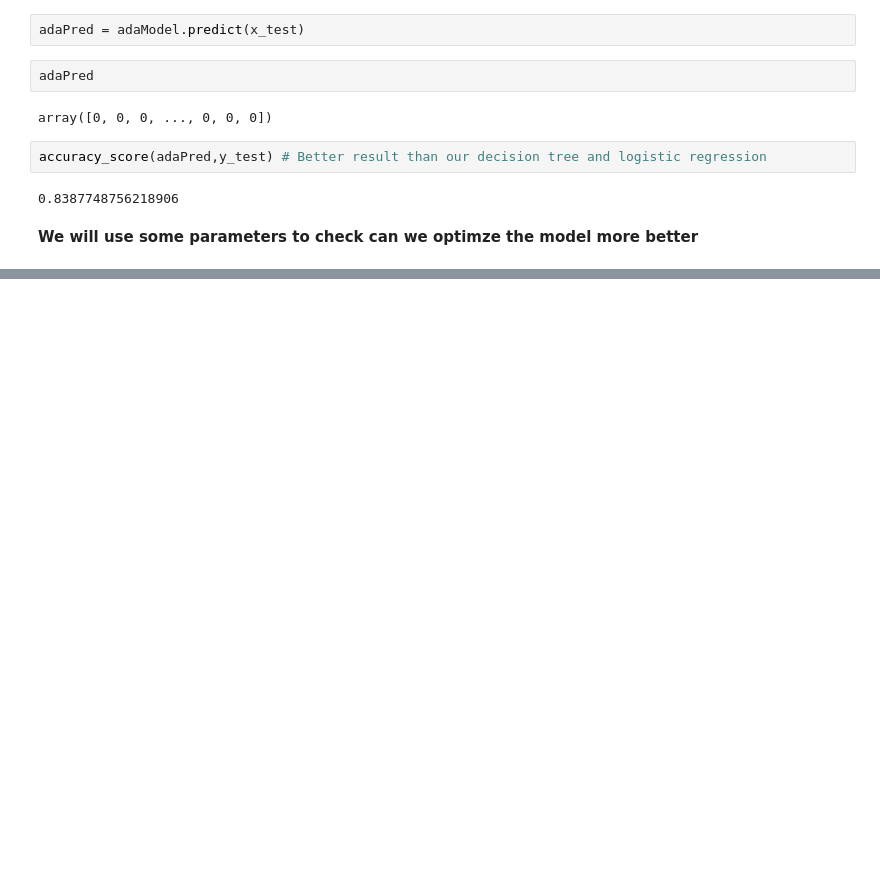
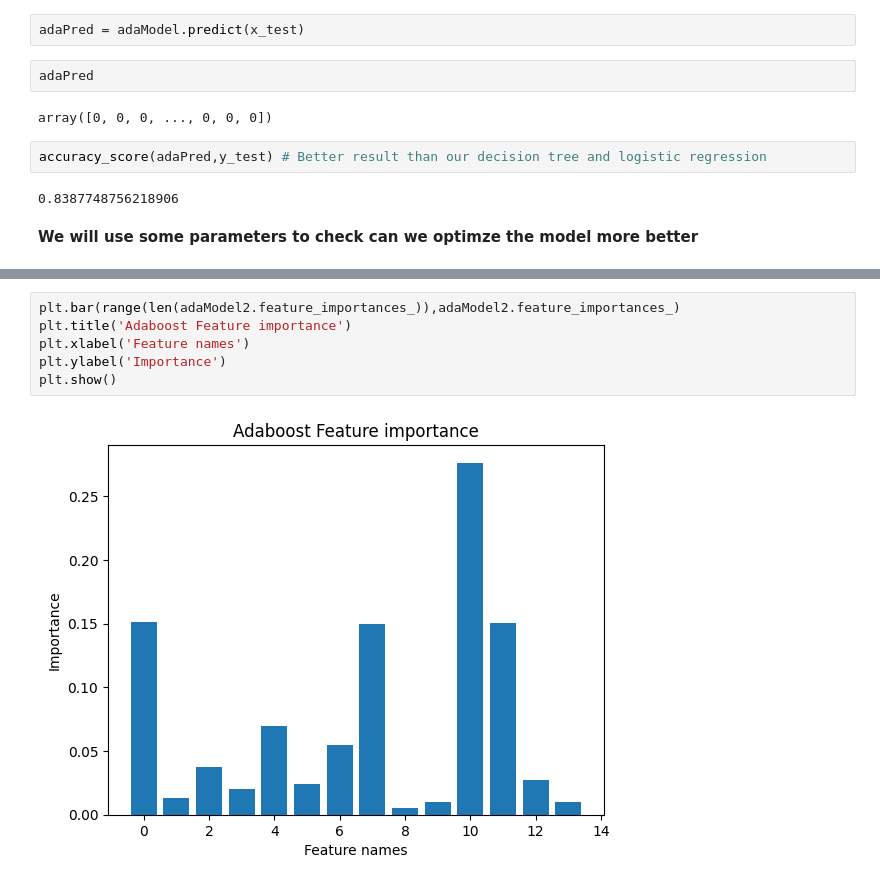
Before and after one commit to madanjha/Machine-Learning, a Jupyter notebook: BaggingAndBoosting06Sept.ipynb, the cells around one changed output, grey strips where cells are left out. Saved outputs shown, nothing was run; the diff lists cells and outputs as text; blank space fills up the shorter version.

```diff
--- a/BaggingAndBoosting06Sept.ipynb
+++ b/BaggingAndBoosting06Sept.ipynb
@@ -559,0 +661,8 @@ accuracy_score(adaPred,y_test) # Better result than our decision tree and logist
+# %%
+plt.bar(range(len(adaModel2.feature_importances_)),adaModel2.feature_importances_)
+plt.title('Adaboost Feature importance')
+plt.xlabel('Feature names')
+plt.ylabel('Importance')
+plt.show()
+# %% [output]
+[figure, added]
```
Also changed, not shown: parts of 18 cells of this notebook.
